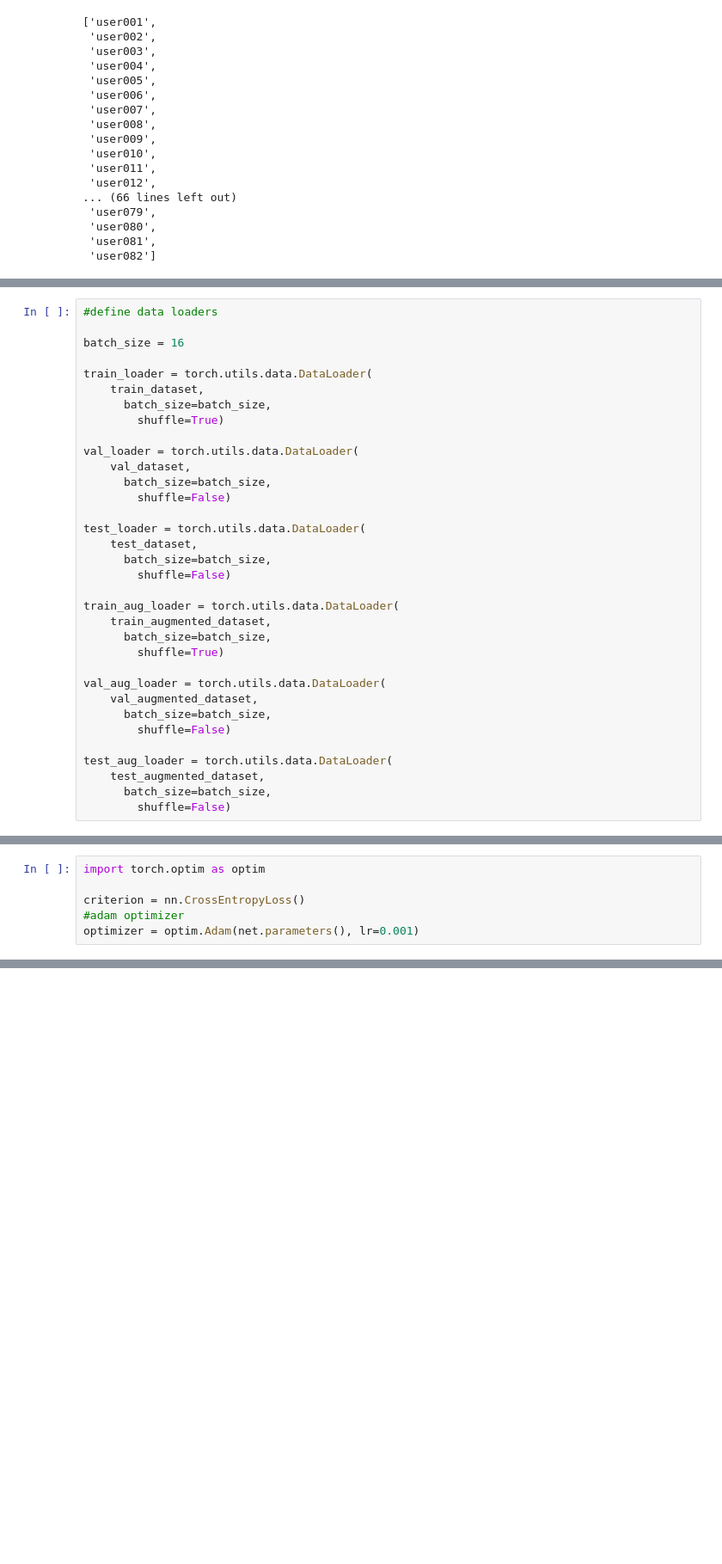
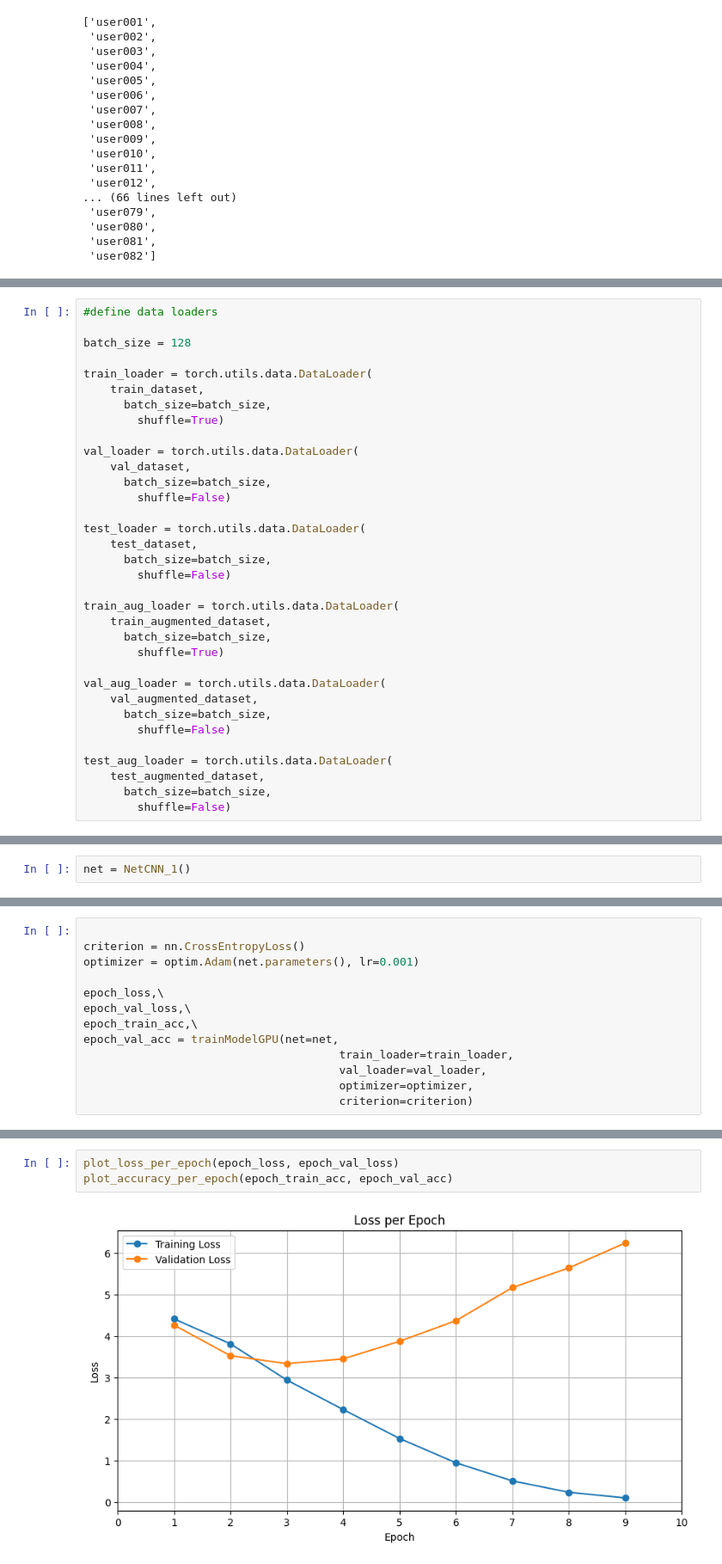
Before and after one commit to Mohammed-Abed-Alkareem/Arabic-Handwriting-Identification-Deep-Learning, a Jupyter notebook: projectCode/file.ipynb, the cells around one changed output, grey strips where cells are left out. Shown at 86% size. Drawn from its saved outputs; the diff is of its cells as text; blank space fills up the shorter version.

```diff
--- a/projectCode/file.ipynb
+++ b/projectCode/file.ipynb
@@ -111,7 +128,7 @@ classes
 # %%
 #define data loaders
 
-batch_size = 16
+batch_size = 128
 
 train_loader = torch.utils.data.DataLoader(
     train_dataset,
@@ -251,3 +233,5 @@ cuda:0
+# %%
+net = NetCNN_1()
 # %%
 net
 # %% [output]
@@ -261,7 +244,14 @@ NetCNN(
 )
 # %%
-import torch.optim as optim
 
 criterion = nn.CrossEntropyLoss()
-#adam optimizer
 optimizer = optim.Adam(net.parameters(), lr=0.001)
+
+epoch_loss,\
+epoch_val_loss,\
+epoch_train_acc,\
+epoch_val_acc = trainModelGPU(net=net,
+                                      train_loader=train_loader,
+                                      val_loader=val_loader,
+                                      optimizer=optimizer,
+                                      criterion=criterion)
@@ -410,0 +276,5 @@ plt.show()
+# %%
+plot_loss_per_epoch(epoch_loss, epoch_val_loss)
+plot_accuracy_per_epoch(epoch_train_acc, epoch_val_acc)
+# %% [output]
+[figure, added]
```
Also changed, not shown: parts of 24 cells of this notebook, 3 other files.
